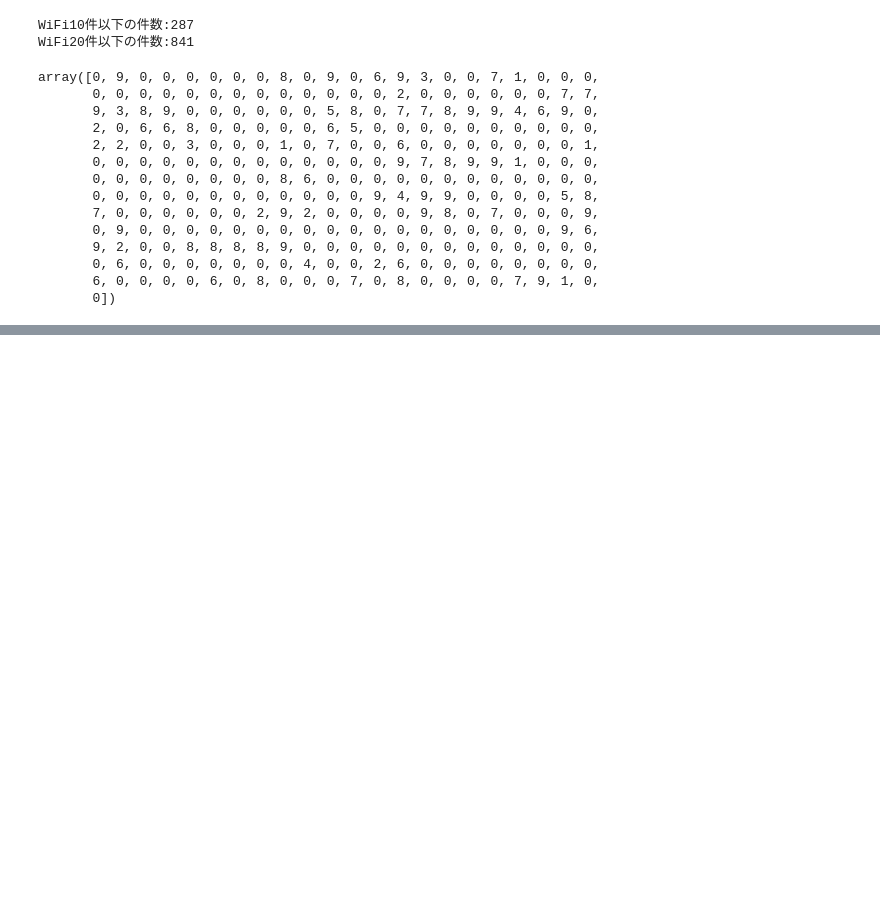
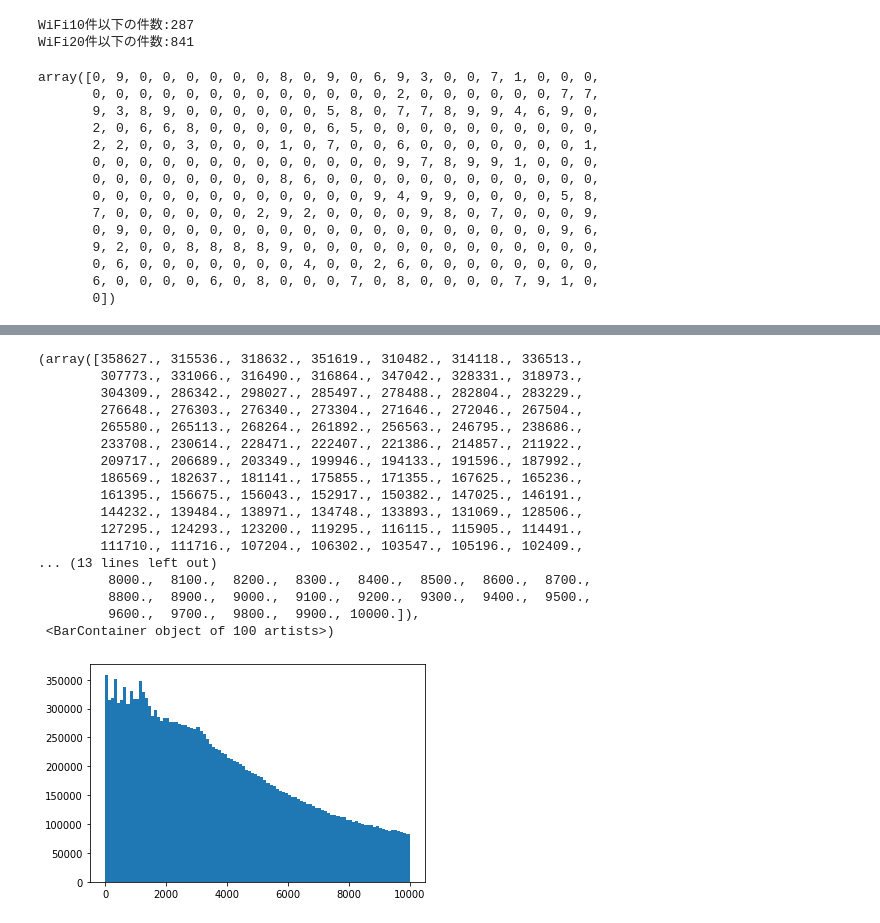
Before and after one commit to kuto5046/kaggle-indoor, a Jupyter notebook: notebook/2kaido_dataset_v3.ipynb, the cells around one changed output, grey strips where cells are left out. Drawn from its saved outputs; the diff is of its cells as text; code cells hidden in the pictures; blank space fills up the shorter version.

```diff
--- a/notebook/2kaido_dataset_v3.ipynb
+++ b/notebook/2kaido_dataset_v3.ipynb
@@ -641,0 +622,26 @@ Length: 495, dtype: int64
+# %%
+root_dir = Path('../input/')
+with open(root_dir/'2kaido_wifi_dataset_v3/train_10000_7.pkl', 'rb') as f:
+  train_df = pickle.load(f)
+# %%
+timediff = train_df.filter(like='timediff_').values.astype(float)
+plt.hist(timediff[~np.isnan(timediff)], bins=100)
+# %% [output]
+(array([358627., 315536., 318632., 351619., 310482., 314118., 336513.,
+        307773., 331066., 316490., 316864., 347042., 328331., 318973.,
+        304309., 286342., 298027., 285497., 278488., 282804., 283229.,
+        276648., 276303., 276340., 273304., 271646., 272046., 267504.,
+        265580., 265113., 268264., 261892., 256563., 246795., 238686.,
+        233708., 230614., 228471., 222407., 221386., 214857., 211922.,
+        209717., 206689., 203349., 199946., 194133., 191596., 187992.,
+        186569., 182637., 181141., 175855., 171355., 167625., 165236.,
+        161395., 156675., 156043., 152917., 150382., 147025., 146191.,
+        144232., 139484., 138971., 134748., 133893., 131069., 128506.,
+        127295., 124293., 123200., 119295., 116115., 115905., 114491.,
+        111710., 111716., 107204., 106302., 103547., 105196., 102409.,
+... (13 lines left out)
+         8000.,  8100.,  8200.,  8300.,  8400.,  8500.,  8600.,  8700.,
+         8800.,  8900.,  9000.,  9100.,  9200.,  9300.,  9400.,  9500.,
+         9600.,  9700.,  9800.,  9900., 10000.]),
+ <BarContainer object of 100 artists>)
+[figure, added]
```
Also changed, not shown: parts of 14 cells of this notebook, 57 other files.
